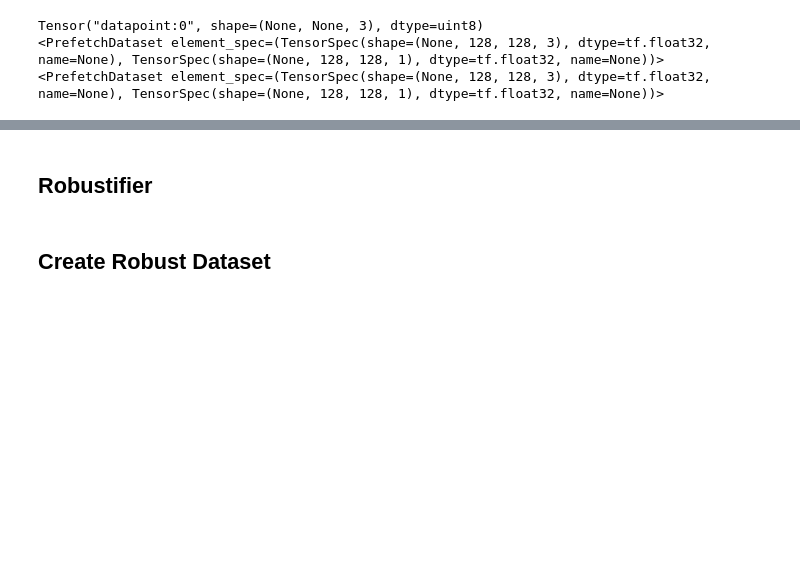
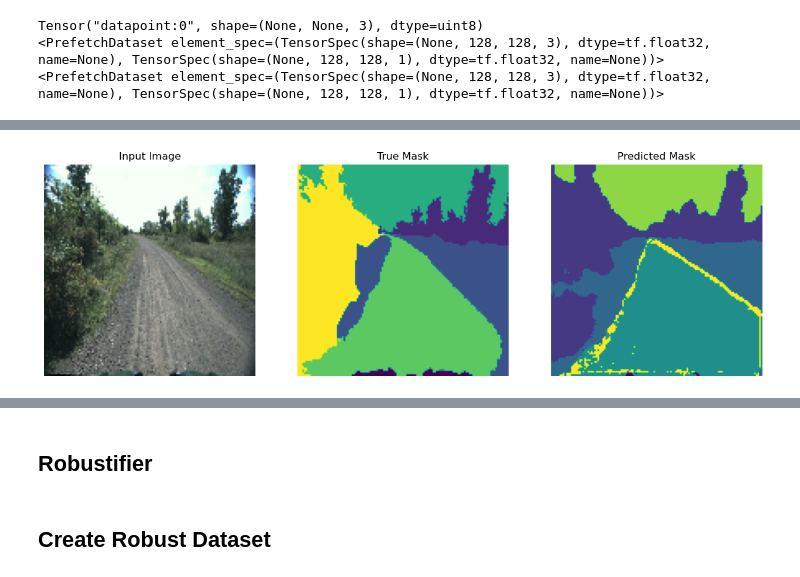
Before and after one commit to rohtkumar/adversarial_attacks_on_segmentation, a Jupyter notebook: notebooks/Model_attack.ipynb, the cells around one changed output, grey strips where cells are left out. Saved outputs shown, nothing was run; the diff lists cells and outputs as text; code cells hidden in the pictures; blank space fills up the shorter version.

```diff
--- a/notebooks/Model_attack.ipynb
+++ b/notebooks/Model_attack.ipynb
@@ -315,3 +337,9 @@ sm.set_framework('tf.keras')
+# %%
+for image, mask in dataset['train'].take(1):
+    sample_image, sample_mask = image, mask
+show_predictions()
+# %% [output]
+[figure, added]
 # %%
 
 dice_loss = sm.losses.DiceLoss()
```
Also changed, not shown: parts of 11 cells of this notebook, 6 other files.
